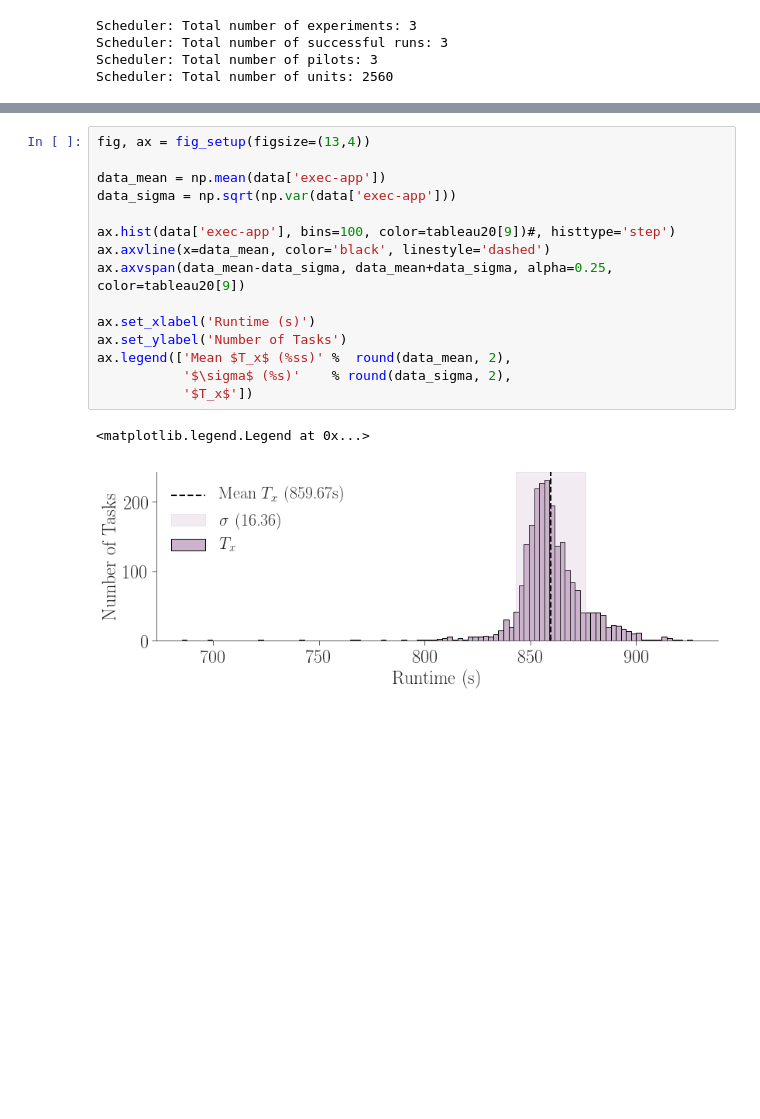
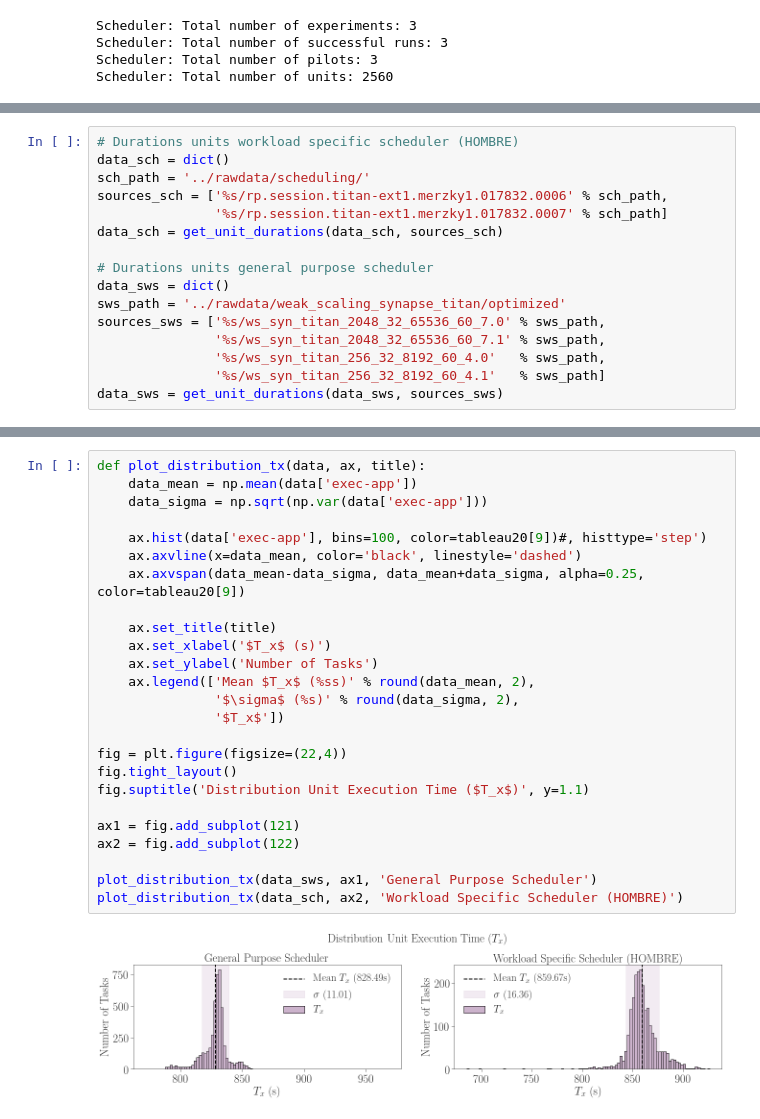
Before and after one commit to radical-experiments/rp.paper, a Jupyter notebook: analysis/rp_paper_scheduler_experiments.ipynb, the cells around one changed output, grey strips where cells are left out. Drawn from its saved outputs; the diff is of its cells as text; blank space fills up the shorter version.

Commit message:
Comparison scheduler

```diff
--- a/analysis/rp_paper_scheduler_experiments.ipynb
+++ b/analysis/rp_paper_scheduler_experiments.ipynb
@@ -125,0 +87,16 @@ conflicting time sync for update.0.prof                                 (titan-b
+# %%
+# Durations units workload specific scheduler (HOMBRE)
+data_sch = dict()
+sch_path = '../rawdata/scheduling/'
+sources_sch = ['%s/rp.session.titan-ext1.merzky1.017832.0006' % sch_path,
+               '%s/rp.session.titan-ext1.merzky1.017832.0007' % sch_path]
+data_sch = get_unit_durations(data_sch, sources_sch)
+
+# Durations units general purpose scheduler
+data_sws = dict()
+sws_path = '../rawdata/weak_scaling_synapse_titan/optimized'
+sources_sws = ['%s/ws_syn_titan_2048_32_65536_60_7.0' % sws_path,
+               '%s/ws_syn_titan_2048_32_65536_60_7.1' % sws_path,
+               '%s/ws_syn_titan_256_32_8192_60_4.0'   % sws_path,
+               '%s/ws_syn_titan_256_32_8192_60_4.1'   % sws_path]
+data_sws = get_unit_durations(data_sws, sources_sws)
@@ -126,18 +167,27 @@ conflicting time sync for update.0.prof                                 (titan-b
 # %%
-fig, ax = fig_setup(figsize=(13,4))
+def plot_distribution_tx(data, ax, title):
+    data_mean = np.mean(data['exec-app'])
+    data_sigma = np.sqrt(np.var(data['exec-app']))
 
-data_mean = np.mean(data['exec-app'])
-data_sigma = np.sqrt(np.var(data['exec-app']))
+    ax.hist(data['exec-app'], bins=100, color=tableau20[9])#, histtype='step')
+    ax.axvline(x=data_mean, color='black', linestyle='dashed')
+    ax.axvspan(data_mean-data_sigma, data_mean+data_sigma, alpha=0.25, color=tableau20[9])
 
-ax.hist(data['exec-app'], bins=100, color=tableau20[9])#, histtype='step')
-ax.axvline(x=data_mean, color='black', linestyle='dashed')
-ax.axvspan(data_mean-data_sigma, data_mean+data_sigma, alpha=0.25, color=tableau20[9])
+    ax.set_title(title)
+    ax.set_xlabel('$T_x$ (s)')
+    ax.set_ylabel('Number of Tasks')
+    ax.legend(['Mean $T_x$ (%ss)' % round(data_mean, 2),
+               '$\sigma$ (%s)' % round(data_sigma, 2),
+               '$T_x$'])
 
-ax.set_xlabel('Runtime (s)')
-ax.set_ylabel('Number of Tasks')
-ax.legend(['Mean $T_x$ (%ss)' %  round(data_mean, 2),
-           '$\sigma$ (%s)'    % round(data_sigma, 2),
-           '$T_x$'])
+fig = plt.figure(figsize=(22,4))
+fig.tight_layout()
+fig.suptitle('Distribution Unit Execution Time ($T_x$)', y=1.1)
+
+ax1 = fig.add_subplot(121)
+ax2 = fig.add_subplot(122)
+
+plot_distribution_tx(data_sws, ax1, 'General Purpose Scheduler')
+plot_distribution_tx(data_sch, ax2, 'Workload Specific Scheduler (HOMBRE)')
 # %% [output]
-<matplotlib.legend.Legend at 0x...>
-[figure, old version]
+[figure, new version]
```
Also changed, not shown: parts of 8 cells of this notebook, 1 other file.
